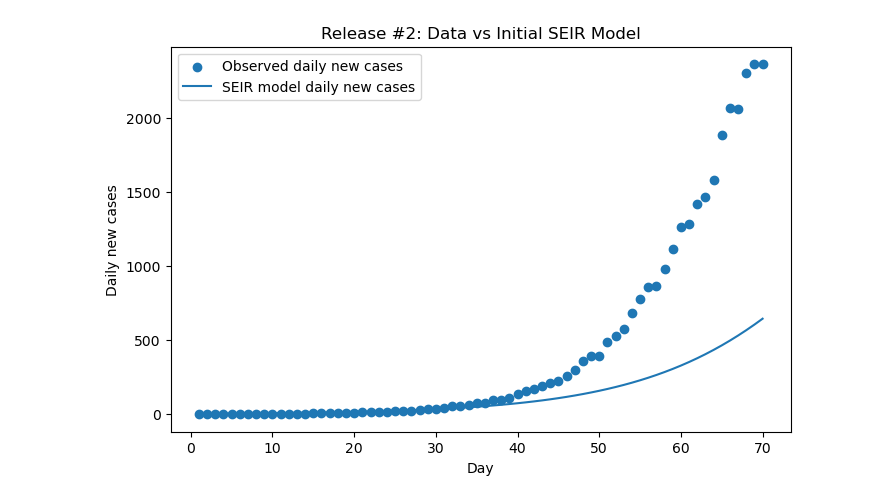
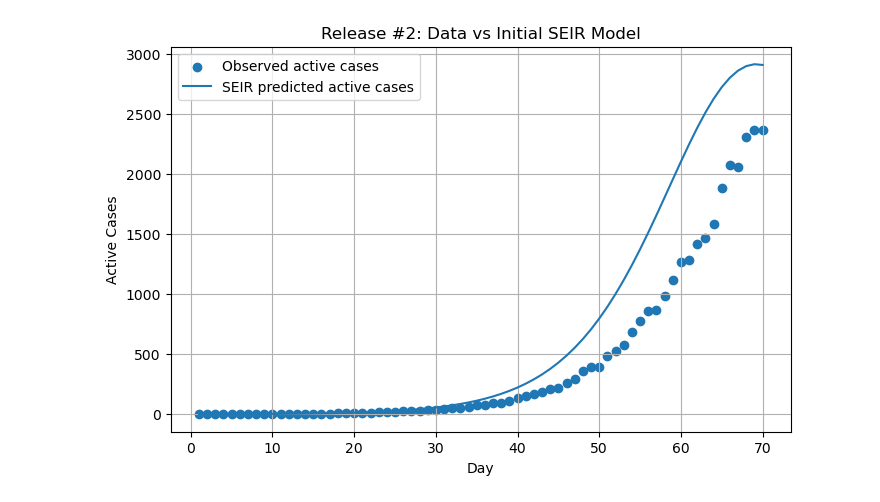
Before and after one commit to breckleytheresa13-debug/Module-2-Epidemics-SIR-Modeling, a Jupyter notebook: Notebook examples/Template_student_final_notebook.ipynb, the cells around one changed output. Saved outputs shown, nothing was run; the diff lists cells and outputs as text; code cells hidden in the pictures.

```diff
--- a/Notebook examples/Template_student_final_notebook.ipynb
+++ b/Notebook examples/Template_student_final_notebook.ipynb
@@ -233,87 +150,42 @@ This section should come from your python code after Data Release #2.
 # %%
-# ---------------------------
-# Modified SEIR to predict daily new cases
-# ---------------------------
-def seir_daily_new_cases(beta, sigma, gamma, S0, E0, I0, R0, timepoints, N):
-    dt = timepoints[1] - timepoints[0]
+# starting assumptions for  population and compartments
+N = 10000
+I0 = active2[0]
+E0 = I0
+R0_initial = 0
+S0 = N - E0 - I0 - R0_initial
 
-    S = np.zeros(len(timepoints))
-    E = np.zeros(len(timepoints))
-    I = np.zeros(len(timepoints))
-    R = np.zeros(len(timepoints))
-    new_cases = np.zeros(len(timepoints))  # Daily new infections
+timepoints2 = days2
 
-    S[0] = S0
-    E[0] = E0
-    I[0] = I0
-    R[0] = R0
+# initial parameter guesses before optimization
+beta_guess = 0.40
+sigma_guess = 0.25
+gamma_guess = 0.10
 
-    for n in range(len(timepoints) - 1):
-        # SEIR equations
-        dSdt = -beta * S[n] * I[n] / N
-        dEdt = beta * S[n] * I[n] / N - sigma * E[n]
-        dIdt = sigma * E[n] - gamma * I[n]
-        dRdt = gamma * I[n]
-
-        S[n + 1] = S[n] + dSdt * dt
-        E[n + 1] = E[n] + dEdt * dt
-        I[n + 1] = I[n] + dIdt * dt
-        R[n + 1] = R[n] + dRdt * dt
-
-        # Daily new cases = rate of new infections
-        new_cases[n + 1] = beta * S[n] * I[n] / N * dt
-
-    return S, E, I, R, new_cases
-
-
-# ---------------------------
-# Initial Conditions
-# ---------------------------
-# Population size should be much larger - peak active cases are ~2363
-N = 100000  # Increased further to accommodate the epidemic scale
-# I0 should be estimated, not set to the first daily case count
-I0 = 10  # Estimated initial infectious individuals
-E0 = 20  # Estimated initial exposed individuals
-R0_init = 0
-S0 = N - E0 - I0 - R0_init
-
-timepoints = days_data
-
-
-# ---------------------------
-# Initial Parameter Guess
-# ---------------------------
-beta_guess = 0.4   # Transmission rate
-sigma_guess = 0.25  # 1/latent period (4 days)
-gamma_guess = 0.1  # 1/infectious period (10 days)
-
-S_guess, E_guess, I_guess, R_guess, new_cases_guess = seir_daily_new_cases(
+S_guess, E_guess, I_guess, R_guess = seir_model(
     beta_guess, sigma_guess, gamma_guess,
-    S0, E0, I0, R0_init,
-    timepoints, N
+    S0, E0, I0, R0_initial,
+    timepoints2, N
 )
 
-sse_guess = calculate_sse(infected_data, new_cases_guess)
+sse_guess = calculate_sse(active2, I_guess)
 
-print("\nInitial parameter guess results:")
+print("Initial parameter guess results:")
 print("beta =", beta_guess)
 print("sigma =", sigma_guess)
 print("gamma =", gamma_guess)
 print("SSE =", sse_guess)
-print("Peak predicted daily cases =", np.max(new_cases_guess))
-print("Data peak daily cases =", np.max(infected_data))
+print("Peak predicted active cases =", np.max(I_guess))
+print("Peak observed active cases =", np.max(active2))
 
-
-# ---------------------------
-# Plot Initial Guess
-# ---------------------------
 plt.figure(figsize=(8, 5))
-plt.scatter(days_data, infected_data, label="Observed daily new cases")
-plt.plot(timepoints, new_cases_guess, label="SEIR model daily new cases")
+plt.scatter(days2, active2, label="Observed active cases")
+plt.plot(timepoints2, I_guess, label="SEIR predicted active cases")
 plt.xlabel("Day")
-plt.ylabel("Daily new cases")
+plt.ylabel("Active Cases")
 plt.title("Release #2: Data vs Initial SEIR Model")
 plt.legend()
+plt.grid(True)
 plt.show()
 # %% [output]
 Initial parameter guess results:
@@ -326,2 +198,2 @@ Data peak daily cases = 2364.0
-[figure, old version]
+[figure, new version]
 # %% [markdown]
```
Also changed, not shown: parts of 35 cells of this notebook, 1 other file.
